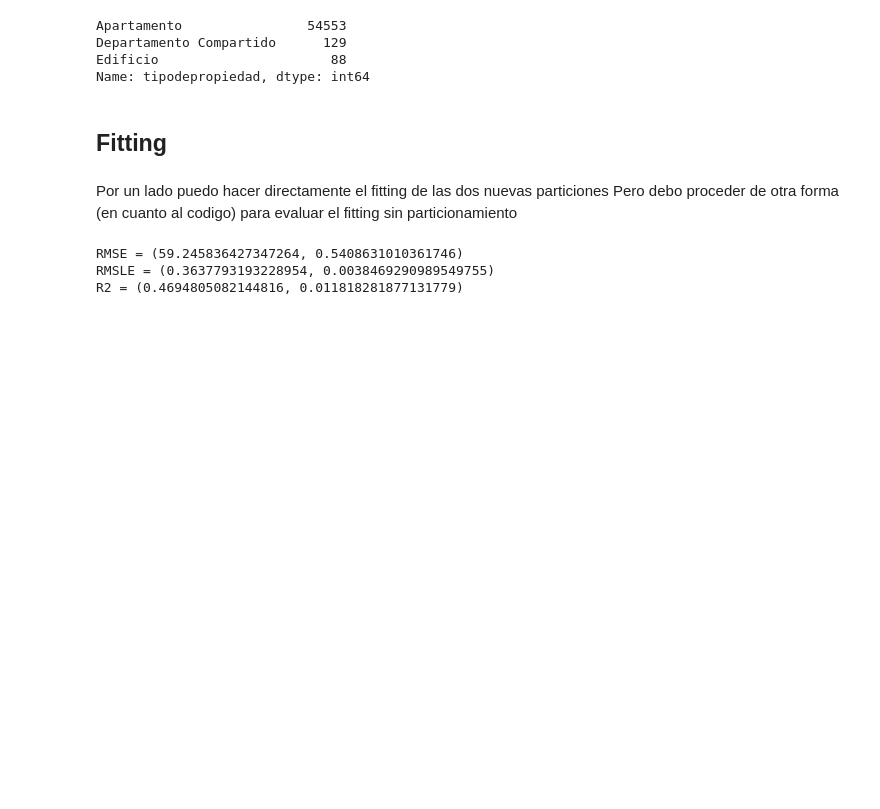
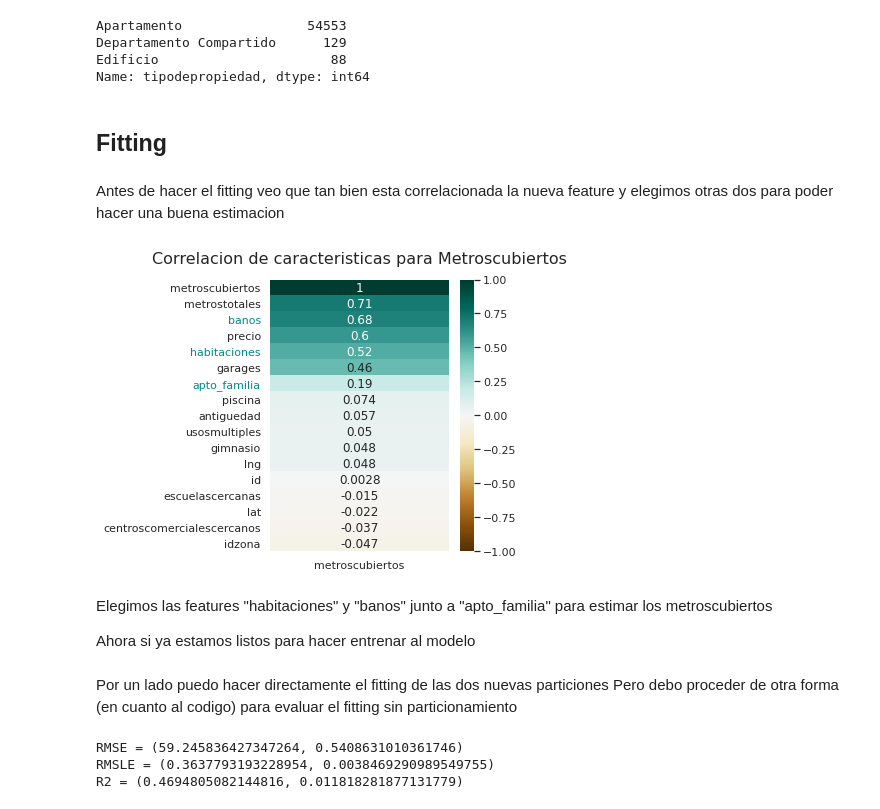
Before and after one commit to davidvenegasr/TP3-MetNum, a Jupyter notebook: notebooks/Exp3.ipynb, the cells around one changed output. Cells and saved outputs as stored; diff of their text form; code cells hidden in the pictures; blank space fills up the shorter version.

Commit message:
Cambiados colores de los graficos de exp3 y 4 y agregado un grafico mas para el 3

```diff
--- a/notebooks/Exp3.ipynb
+++ b/notebooks/Exp3.ipynb
@@ -229,6 +229,23 @@ Edificio                      88
 Name: tipodepropiedad, dtype: int64
 # %% [markdown]
 ## Fitting
+# %% [markdown]
+Antes de hacer el fitting veo que tan bien esta correlacionada la nueva feature y elegimos otras dos para poder hacer una buena estimacion
+# %%
+plt.figure(figsize=(4, 5))
+heatmap = sns.heatmap(df_train_new.corr()[['metroscubiertos']].sort_values(by='metroscubiertos', ascending=False), vmin=-1, vmax=1, annot=True, cmap='BrBG')
+heatmap.set_title('Correlacion de caracteristicas para Metroscubiertos', fontdict={'fontsize':16}, pad=16)
+
+heatmap.get_yticklabels()[2].set_color("darkcyan")
+heatmap.get_yticklabels()[4].set_color("darkcyan")
+heatmap.get_yticklabels()[6].set_color("darkcyan")
+plt.savefig("Exp3/Correlacion-de-caracteristicas-para-Metroscubiertos.png", bbox_inches = "tight")
+# %% [output]
+[figure, added]
+# %% [markdown]
+Elegimos las features "habitaciones" y "banos" junto a "apto_familia" para estimar los metroscubiertos
+
+Ahora si ya estamos listos para hacer entrenar al modelo
 # %% [markdown]
 Por un lado puedo hacer directamente el fitting de las dos nuevas particiones
 Pero debo proceder de otra forma (en cuanto al codigo) para evaluar el fitting sin particionamiento
```
Also changed, not shown: parts of 3 cells of this notebook, 7 other files.
